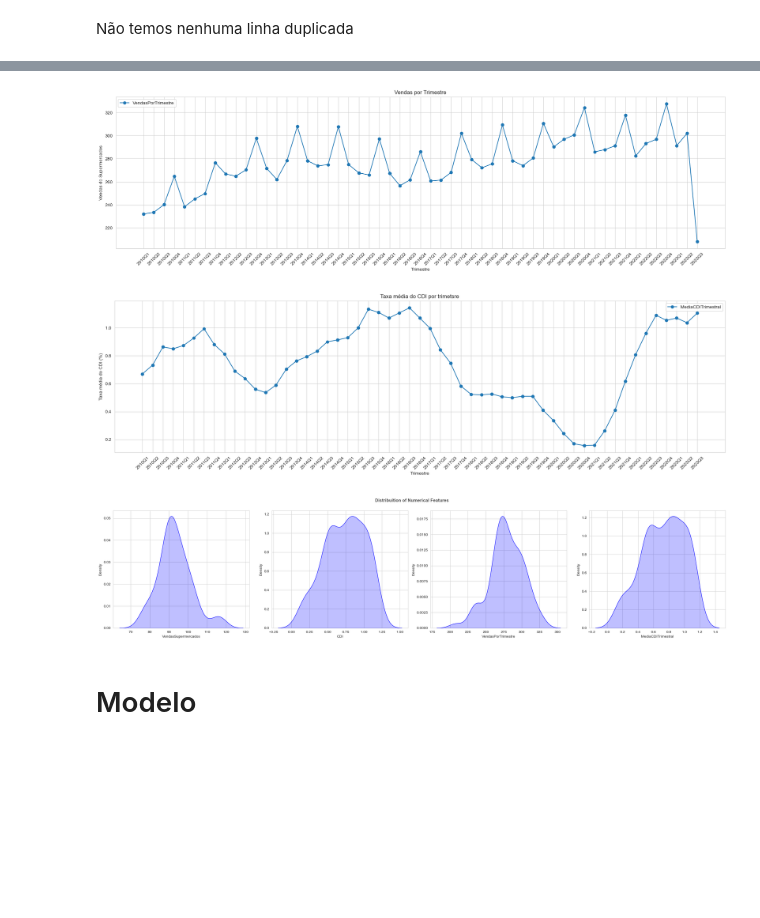
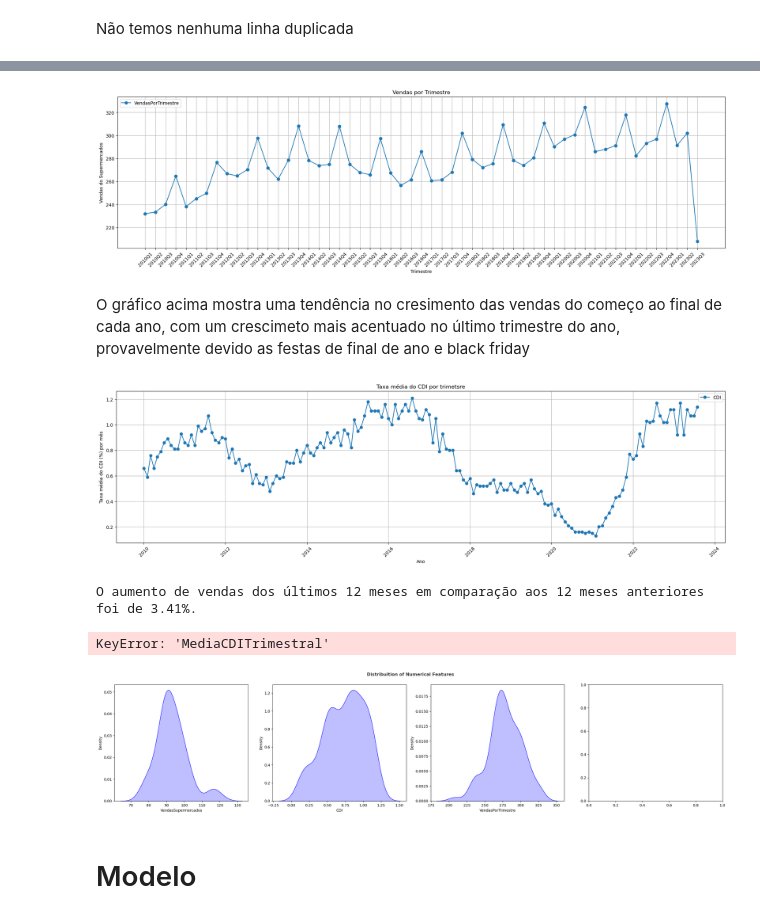
Before and after one commit to leonardoccarv/VendasDeSupermercados, a Jupyter notebook: notebook.ipynb, the cells around one changed output, grey strips where cells are left out. Drawn from its saved outputs; the diff is of its cells as text; code cells hidden in the pictures; blank space fills up the shorter version.

Commit message:
Increase in sales over the last 12 months

```diff
--- a/notebook.ipynb
+++ b/notebook.ipynb
@@ -183,3 +207,15 @@ df_train.duplicated().sum()
 0
 # %% [markdown]
 Não temos nenhuma linha duplicada
+# %%
+df = df.sort_values(by='Date')
+
+plt.figure(figsize=(24, 6))
+plt.plot(df['Date'], df['VendasSupermercados'], label='VendasSupermercados', marker='o')
+plt.title('Vendas por Mês')
+plt.xlabel('Mês')
+plt.ylabel('Vendas do Supermercados')
+plt.legend()
+plt.xticks(rotation=45)
+plt.grid(True)
+plt.show()
@@ -186,8 +224,8 @@ Não temos nenhuma linha duplicada
 # %%
-df_train = df_train.sort_values(by='Trimestre')
+df = df.sort_values(by='Trimestre')
 
 plt.figure(figsize=(24, 6))
-plt.plot(df_train['Trimestre'], df_train['VendasPorTrimestre'], label='VendasPorTrimestre', marker='o')
+plt.plot(df['Trimestre'], df['VendasPorTrimestre'], label='VendasPorTrimestre', marker='o')
 plt.title('Vendas por Trimestre')
 plt.xlabel('Trimestre')
 plt.ylabel('Vendas do Supermercados')
@@ -196,30 +234,54 @@ plt.xticks(rotation=45)
 plt.grid(True)
 plt.show()
 # %% [output]
-[figure, old version]
+[figure, new version]
+# %% [markdown]
+O gráfico acima mostra uma tendência no cresimento das vendas do começo ao final de cada ano, com um crescimeto mais acentuado no último trimestre do ano, provavelmente devido as festas de final de ano e black friday
 # %%
+df = df.sort_values(by='Date')
+
 plt.figure(figsize=(24, 6))
-plt.plot(df_train['Trimestre'], df_train['MediaCDITrimestral'], label='MediaCDITrimestral', marker='o')
+plt.plot(df['Date'], df['CDI'], label='CDI', marker='o')
 plt.title('Taxa média do CDI por trimetsre')
-plt.xlabel('Trimestre')
-plt.ylabel('Taxa média do CDI (%)')
+plt.xlabel('Ano')
+plt.ylabel('Taxa média do CDI (%) por mês')
 plt.legend()
 plt.xticks(rotation=45)
 plt.grid(True)
 plt.show()
 # %% [output]
-[figure, old version]
+[figure, new version]
+# %%
+# Selecionando os últimos 12 meses
+last_12_months = df[(df['Date'] >= '2022-09-01') & (df['Date'] <= '2023-08-31')]
+
+# selecionando os 12 meses anteriores
+previous_12_months = df[(df['Date'] >= '2021-09-01') & (df['Date'] <= '2022-08-31')]
+
+# calculando o total de vendas nos últimos 12 meses
+sales_last_12_months = last_12_months['VendasSupermercados'].sum()
+
+# calculando as vendas nos 12 meses anteriores
+sales_previous_12_months = previous_12_months['VendasSupermercados'].sum()
+
+# Calculando a porcentagem do crescimento de vendas dos últimos 12 meses em comparação aos 12 meses anteriores
+sales_increase_percentage = ((sales_last_12_months / sales_previous_12_months) -1) * 100
+
+print(f'O aumento de vendas dos últimos 12 meses em comparação aos 12 meses anteriores foi de {sales_increase_percentage:.2f}%.')
+# %% [output]
+O aumento de vendas dos últimos 12 meses em comparação aos 12 meses anteriores foi de 3.41%.
 # %%
 numerical_features = ['VendasSupermercados', 'CDI', 'VendasPorTrimestre', 'MediaCDITrimestral']
 
 plt.figure(figsize=(24, 10))
 plt.suptitle('Distribuition of Numerical Features', fontsize=12, fontweight='bold', alpha=0.8, y=1.)
 for i in range(len(numerical_features)):
     plt.subplot(2, 4, i+1)
-    sns.kdeplot(x=df_train[numerical_features[i]], shade=True, color='b')
+    sns.kdeplot(x=df[numerical_features[i]], shade=True, color='b')
     plt.xlabel(numerical_features[i])
     plt.tight_layout()
 # %% [output]
+KeyError: 'MediaCDITrimestral'
-[figure, old version]
+[figure, new version]
 # %% [markdown]
 # Modelo
```
Also changed, not shown: parts of 14 cells of this notebook.
